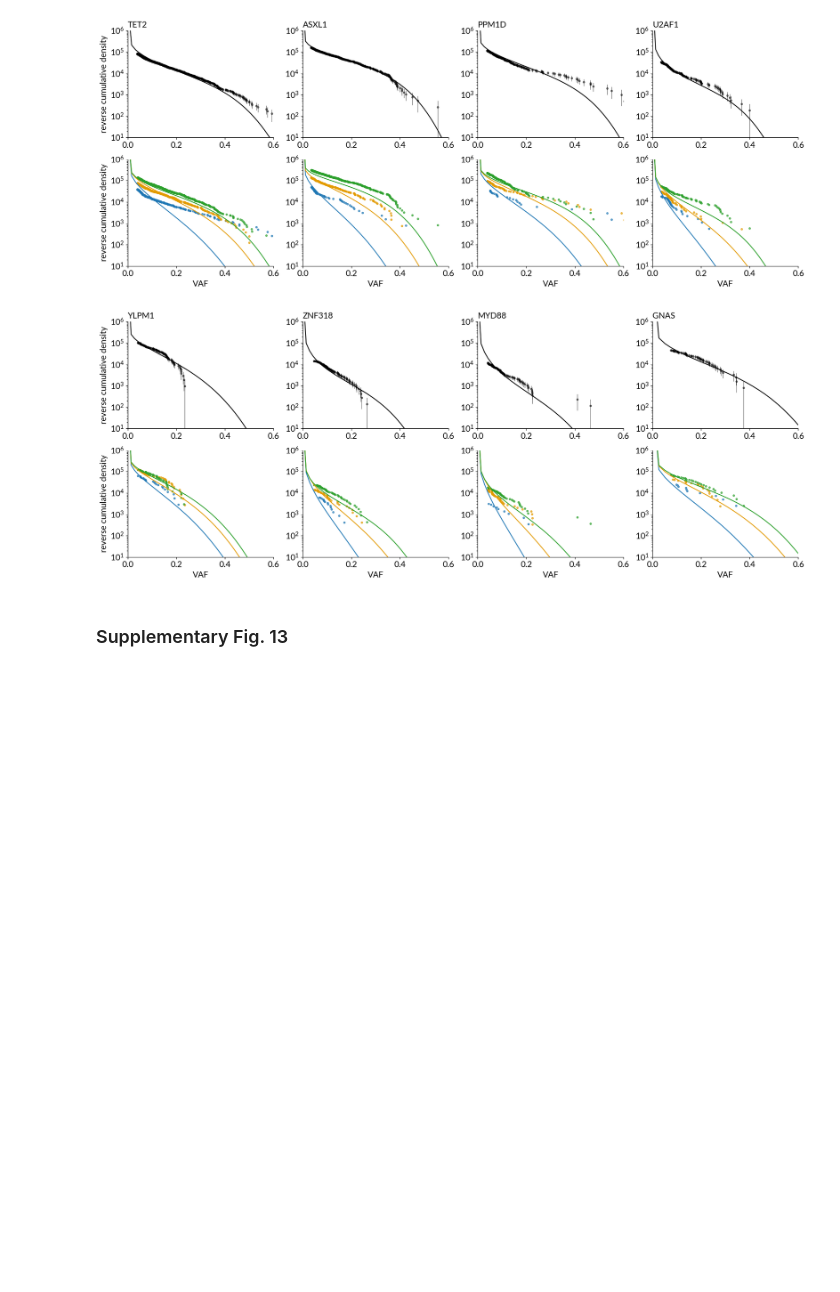
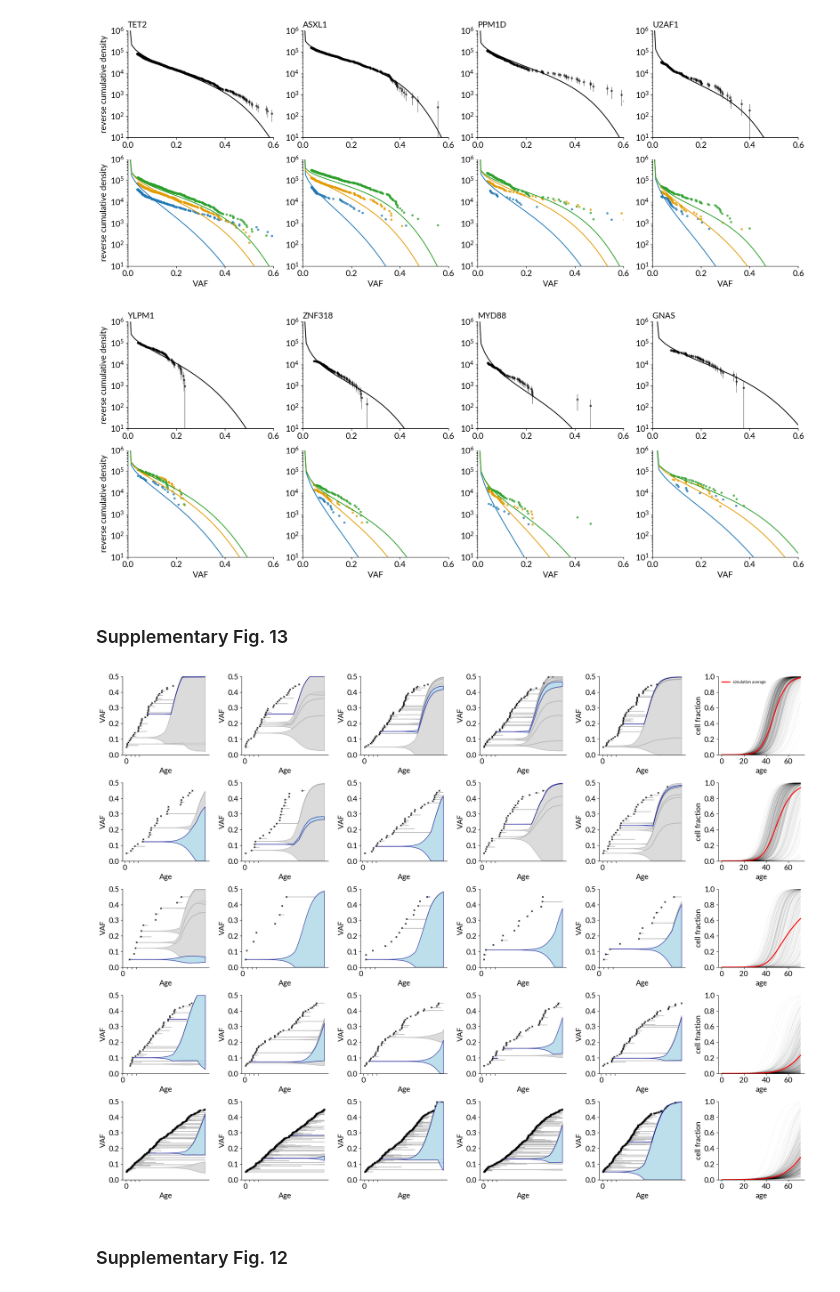
Before and after one commit to the-blundell-lab/AgeRelatedClonalDynamics, a Jupyter notebook: clonal_competition.ipynb, the cells around one changed output. Cells and saved outputs as stored; diff of their text form; code cells hidden in the pictures; blank space fills up the shorter version.

```diff
--- a/clonal_competition.ipynb
+++ b/clonal_competition.ipynb
@@ -67,16 +204,6 @@ for varid in ukb_variants_quantiles.varID.unique():
 ### Supplementary Figure 19
 
 Clonal competition at hotspots
-# %%
-df_rows = []
-for varid in ukb_variants_dict.keys():
-    res = pd.read_csv(f'../results_recall/clonal_comp_optimiser/mac_mini_all_hotspots/{"_".join(varid.split(" "))}-only-recursive.tsv', sep='\t')
-    final_row = res.iloc[-1]
-    df_rows.append({'gene':varid, 'mu1':final_row['mu1'], 'mu2':final_row['mu2'], 's1':final_row['s1'], 's2':final_row['s2']})
-
-clonal_competition_hotspots = pd.DataFrame(df_rows)
-clonal_competition_hotspots['n_variants'] = clonal_competition_hotspots['gene'].map({varid:len(ukb_variants_dict[varid]) for varid in ukb_variants_dict.keys()})
-clonal_competition_hotspots = clonal_competition_hotspots.sort_values('n_variants', ascending=False)
 # %%
 clonal_competition_hotspots= pd.read_csv('results_files/competition_hotspots.tsv', sep='\t')
 # %%
@@ -170,7 +297,7 @@ Competition across whole genes
 # %%
 clonal_competition_genes = pd.read_csv('results_files/competition_genes.tsv', sep='\t')
 # %%
-genes_pass = genes_pass_competition = ['TET2', 'ASXL1', 'PPM1D', 'U2AF1', 'YLPM1', 'ZNF318', 'MYD88', 'GNAS']
+genes_pass = ['TET2', 'ASXL1', 'PPM1D', 'U2AF1', 'YLPM1', 'ZNF318', 'MYD88', 'GNAS']
 # %%
 # import variants
 bolton_ch = pd.read_csv('inputs_variants/bolton_ch_healthy_curated.tsv', sep='\t')
@@ -300,11 +427,11 @@ plt.show()
 # %% [markdown]
 ### Supplementary Fig. 13
 # %%
-filename_list = ['../results_recall/sim_experiments/competition/competition_longitudinal_1e-7_0.20_1e-5_0.23/clone_histories.npy',
-                 '../results_recall/sim_experiments/competition/competition_longitudinal_1e-7_0.20_0.6e-5_0.23/clone_histories.npy',
-                 '../results_recall/sim_experiments/competition/competition_longitudinal_1e-7_0.20_0.2e-5_0.23/clone_histories.npy',
-                 '../results_recall/sim_experiments/competition/competition_longitudinal_1e-7_0.20_gladys_background_to_0.105/clone_histories.npy',
-                 '../results_recall/sim_experiments/competition/competition_longitudinal_1e-7_0.20_gladys_background_to_0.035/clone_histories.npy']
+filename_list = ['simulation_files/competition_longitudinal_1e-7_0.20_1e-5_0.23.npy',
+                 'simulation_files/competition_longitudinal_1e-7_0.20_0.6e-5_0.23.npy',
+                 'simulation_files/competition_longitudinal_1e-7_0.20_0.2e-5_0.23.npy',
+                 'simulation_files/competition_longitudinal_1e-7_0.20_gladys_background_to_0.105.npy',
+                 'simulation_files/competition_longitudinal_1e-7_0.20_gladys_background_to_0.035.npy']
 
 fig, ax = plt.subplots(len(filename_list), 6, figsize=[20, 15])
 
@@ -349,34 +476,34 @@ for row in range(len(filename_list)):
                 clones[clone_ID] = clone_histories[clone_ID]
 
         proportions[person_ID] = ev.calculate_clone_proportions(clones)
     mean_proportions = ev.calculate_mean_proportions(proportions)
 
     for person_ID in all_people[1:1000]:
         ax[row, col].plot(proportions[person_ID].keys(), proportions[person_ID].values(), lw=0.5, alpha=0.05, color='k')
     ax[row, col].plot(mean_proportions.keys(), mean_proportions.values(), lw=2, color='red')
     age_ticks = np.arange(0, 80, 10)
     ax[row, col].set_xticks(age_ticks*5, age_ticks)
     ax[row, col].set_ylim(0, 1)
     ax[row, col].set_ylabel('cell fraction')
     ax[row, col].set_xlabel('age')
     ax[row, col].set_xticks(np.array([0, 20, 40, 60])*5)
     ax[row, col].set_xticklabels([0, 20, 40, 60])
     #ax[i].set_title('Background rate: '+u_background)
 
     # legend
     if row == 0:
         from matplotlib.lines import Line2D
 
         legend_elements = [Line2D([0], [0], lw=2, color='red', label='simulation average')]
         ax[row, col].legend(handles=legend_elements, loc='upper left', fontsize=8)
 
 
-#plt.tight_layout()
-#plt.savefig('results_recall/recall_publication_plots/competition_proportion_sims.pdf')
-#plt.show()
 
 
 plt.tight_layout()
-#plt.savefig('results_recall/recall_publication_plots_supplementary/competition_sims_combined.pdf')
 
 plt.show()
+# %% [output]
+[figure, added]
+# %% [markdown]
+### Supplementary Fig. 12
```
Also changed, not shown: parts of 8 cells of this notebook, 6 other files.
